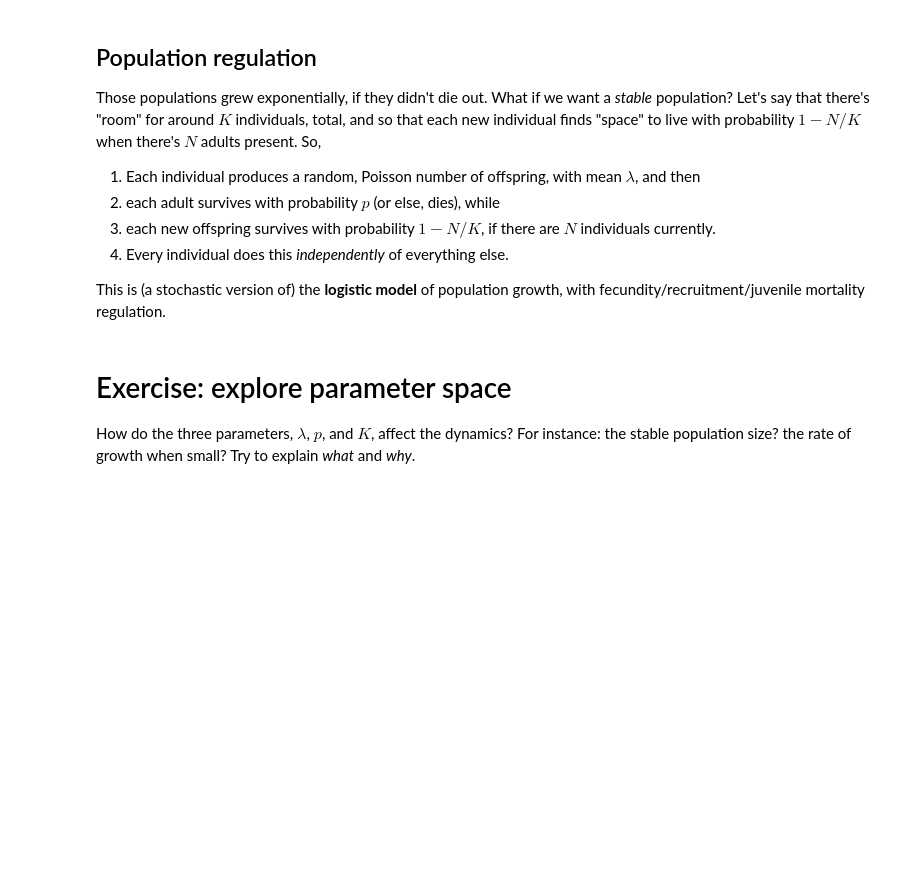
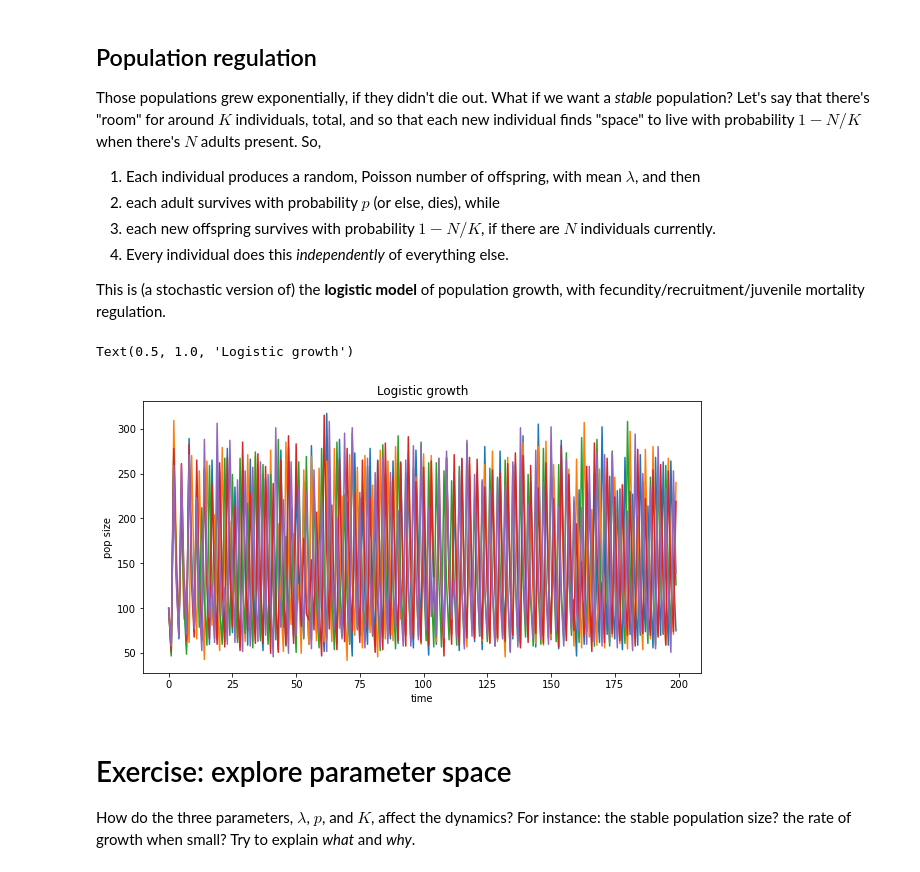
Before and after one commit to petrelharp/popbio, a Jupyter notebook: notebooks/individual_models.ipynb, the cells around one changed output. Drawn from its saved outputs; the diff is of its cells as text; code cells hidden in the pictures; blank space fills up the shorter version.

```diff
--- a/notebooks/individual_models.ipynb
+++ b/notebooks/individual_models.ipynb
@@ -73,32 +97,35 @@ with fecundity/recruitment/juvenile mortality regulation.
 # %%
 def logistic_generation(N, lam, p, K):
     """
     N: current number of individuals
     lam: mean number of offspring per capita
     p: probability of survival per capita
     K: carrying capacity (total amount of spaces for individuals)
     Returns: the number of individuals in the next time step
     """
-    # COPIED FROM EXPONENTIAL GROWTH: MODIFY
     births = np.random.poisson(lam, N)
     survivors = (np.random.uniform(size=N) < p)
-    return sum(survivors) + sum(births)
+    surviving_births = (np.random.uniform(size=sum(births)) < 1 - N/K)
+    return sum(survivors) + sum(surviving_births)
 
 # run five simulations
 N = np.full((200, 5), -1, dtype='int')
-N[0, :] = 10
+N[0, :] = 100
 for t in range(1, len(N)):
     for k in range(N.shape[1]):
-        N[t, k] = logistic_generation(N[t-1, k], lam=0.4, p=0.9, K=200)
+        N[t, k] = logistic_generation(N[t-1, k], lam=10, p=0.5, K=100)
 
 
 assert(np.min(N) >= 0)
 
 fig, ax = plt.subplots()
 ax.plot(N)
 ax.set_xlabel("time")
 ax.set_ylabel("pop size")
 ax.set_title("Logistic growth")
+# %% [output]
+Text(0.5, 1.0, 'Logistic growth')
+[figure, added]
 # %% [markdown]
 # Exercise: explore parameter space
 
```
Also changed, not shown: parts of 5 cells of this notebook.
